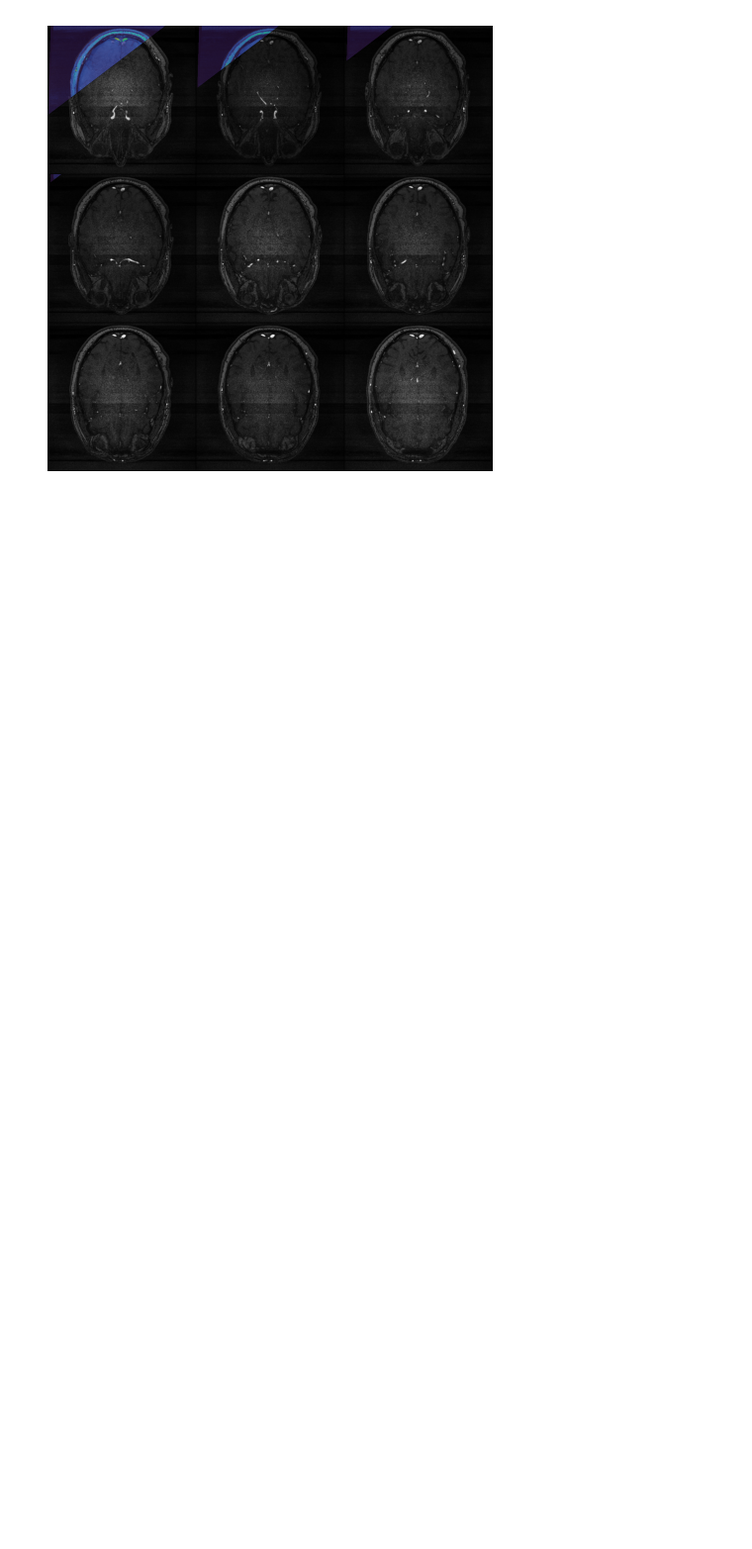
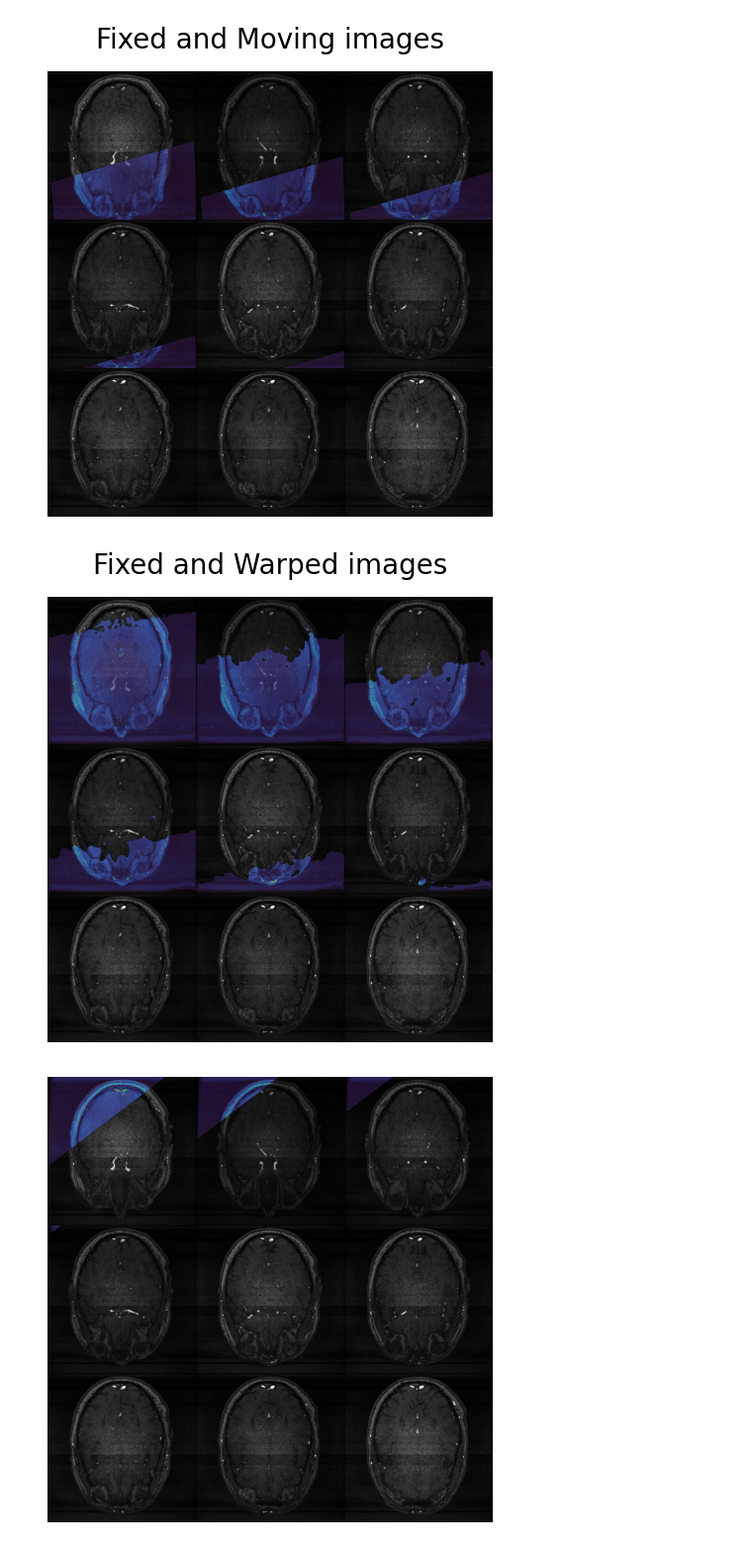
Before and after one commit to zheng-sk/NeuroFlow, a Jupyter notebook: notebooks/image_registration.ipynb, the cells around one changed output. Shown at 99% size. Drawn from its saved outputs; the diff is of its cells as text; code cells hidden in the pictures; blank space fills up the shorter version.

Commit message:
New image registration funcionalities

```diff
--- a/notebooks/image_registration.ipynb
+++ b/notebooks/image_registration.ipynb
@@ -26,7 +28,12 @@ moving0 = ants.from_numpy(M, spacing=moving4d.spacing[:3], origin=moving4d.origi
 reg = ants.registration(
     fixed=fixed0,
     moving=moving0,
-    type_of_transform="antsRegistrationSyN[a]",  # rigid + affine  (https://antspyx.readthedocs.io/en/latest/api/ants.registration.html)
+    #type_of_transform="antsRegistrationSyN[a]",  # rigid + affine  (https://antspyx.readthedocs.io/en/latest/api/ants.registration.html)
+    #type_of_transform="SyNRA", # rigid + affine + deformable
+    #type_of_transform="TRSAA",  # rigid + affine + deformable + time-varying velocity field
+    # type_of_transform="SyN",  # deformable only
+    type_of_transform="SyNCC",  # deformable only with cross-correlation metric
+    verbose=True,
 )
 
 txlist = reg["fwdtransforms"]  # moving -> fixed
@@ -48,3 +58,13 @@ moving0 shape: (448, 448, 48)
+# %%
+warped0 = ants.apply_transforms(fixed=fixed0, moving=moving0, transformlist=txlist, interpolator="bSpline")
+
+ants.plot(fixed0, overlay=moving0, axis=2, nslices=9, overlay_alpha=0.6, title="Fixed and Moving images")
+
+# Después: warped sobre fixed
+ants.plot(fixed0, overlay=warped0, axis=2, nslices=9, overlay_alpha=0.6, title="Fixed and Warped images")
+# %% [output]
+[figure, new version]
+[figure, new version]
 # %%
 moving_np = moving4d.numpy()
 T = moving4d.shape[3]
```
Also changed, not shown: parts of 3 cells of this notebook.
